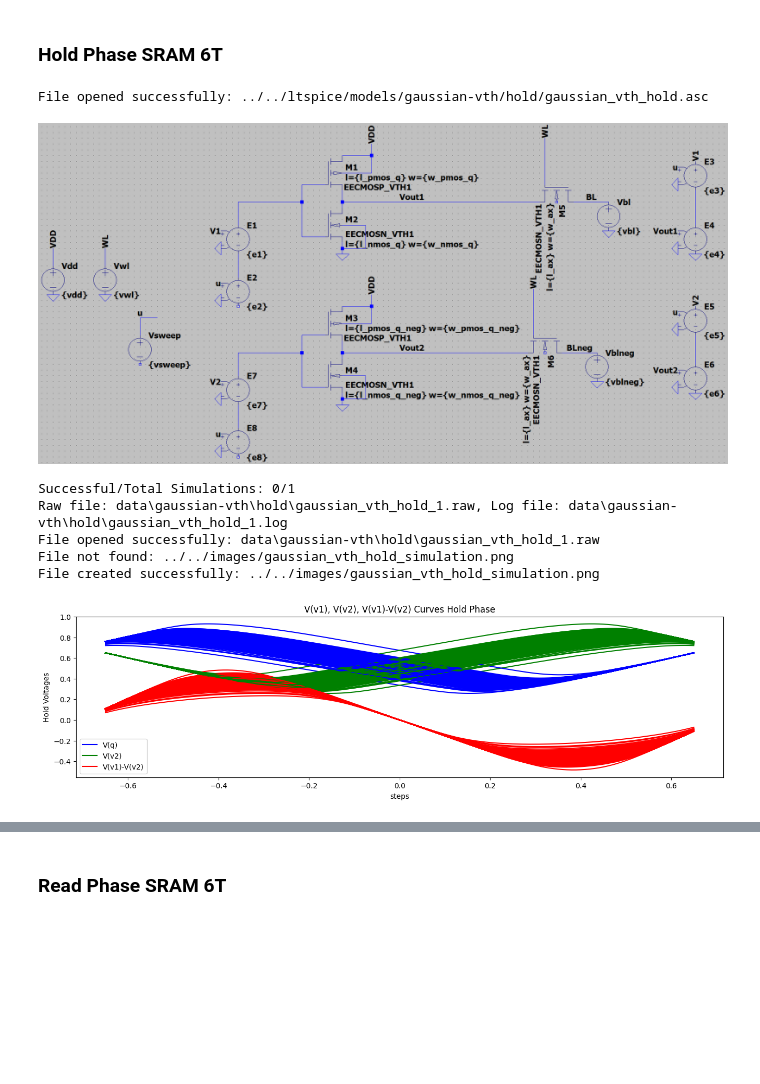
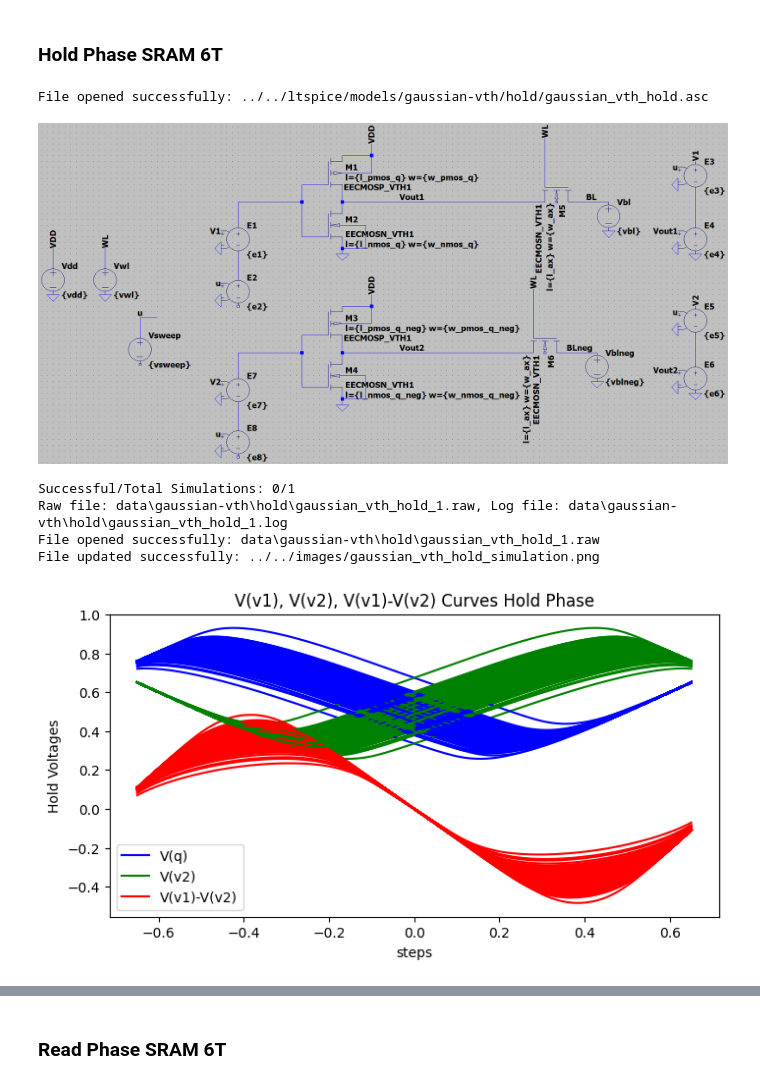
Before and after one commit to gubbriaco/sram-analysis, a Jupyter notebook: python/drv-analysis/drv_analysis.ipynb, the cells around one changed output, grey strips where cells are left out. Saved outputs shown, nothing was run; the diff lists cells and outputs as text; code cells hidden in the pictures; blank space fills up the shorter version.

```diff
--- a/python/drv-analysis/drv_analysis.ipynb
+++ b/python/drv-analysis/drv_analysis.ipynb
@@ -513,37 +513,36 @@ v_1_gaussian_vth_hold = gaussian_vth_hold_ltr.get_trace("V(v1)")
 v_2_gaussian_vth_hold = gaussian_vth_hold_ltr.get_trace("V(v2)")
 vsweep_gaussian_vth_hold = gaussian_vth_hold_ltr.get_trace('vsweep')
 steps = gaussian_vth_hold_ltr.get_steps()
 
-plt.figure(figsize=(16, 4))
+plt.figure(figsize=(8, 4))
 v1 = []
 v2 = []
 v1_minus_v2 = []
 for step in range(len(steps)):
     v1_curr_value = v_1_gaussian_vth_hold.get_wave(step)
     v1.append(v1_curr_value)
     v2_curr_value = v_2_gaussian_vth_hold.get_wave(step)
     v2.append(v2_curr_value)
     v1_minus_v2_curr_value = v1_curr_value - v2_curr_value
     v1_minus_v2.append(v1_minus_v2_curr_value)
     plt.plot(vsweep_gaussian_vth_hold.get_wave(step), v1_curr_value, label=steps[step], color='blue')
     plt.plot(vsweep_gaussian_vth_hold.get_wave(step), v2_curr_value, label=steps[step], color='green')
     plt.plot(vsweep_gaussian_vth_hold.get_wave(step), v1_minus_v2_curr_value, label=steps[step], color='red')
 plt.title("V(v1), V(v2), V(v1)-V(v2) Curves Hold Phase")
 plt.xlabel("steps"); plt.ylabel("Hold Voltages")
 plt.legend(["V(q)", "V(v2)", "V(v1)-V(v2)"])
 gaussian_vth_hold_simulation_path_image = os.path.join(images, "gaussian_vth_hold_simulation.png")
 check_output_image(gaussian_vth_hold_simulation_path_image)
 plt.savefig(gaussian_vth_hold_simulation_path_image)
 plt.show()
 # %% [output]
 File opened successfully: ../../ltspice/models/gaussian-vth/hold/gaussian_vth_hold.asc
 [figure]
 Successful/Total Simulations: 0/1
 Raw file: data\gaussian-vth\hold\gaussian_vth_hold_1.raw, Log file: data\gaussian-vth\hold\gaussian_vth_hold_1.log
 File opened successfully: data\gaussian-vth\hold\gaussian_vth_hold_1.raw
-File not found: ../../images/gaussian_vth_hold_simulation.png
-File created successfully: ../../images/gaussian_vth_hold_simulation.png
+File updated successfully: ../../images/gaussian_vth_hold_simulation.png
-[figure, old version]
+[figure, new version]
 # %%
 plt.figure(figsize=(16, 4))
 print("{:<10} {:<30}".format("V_TH", "SNM(HOLD)"))
```
Also changed, not shown: parts of 4 cells of this notebook, 21 other files.
